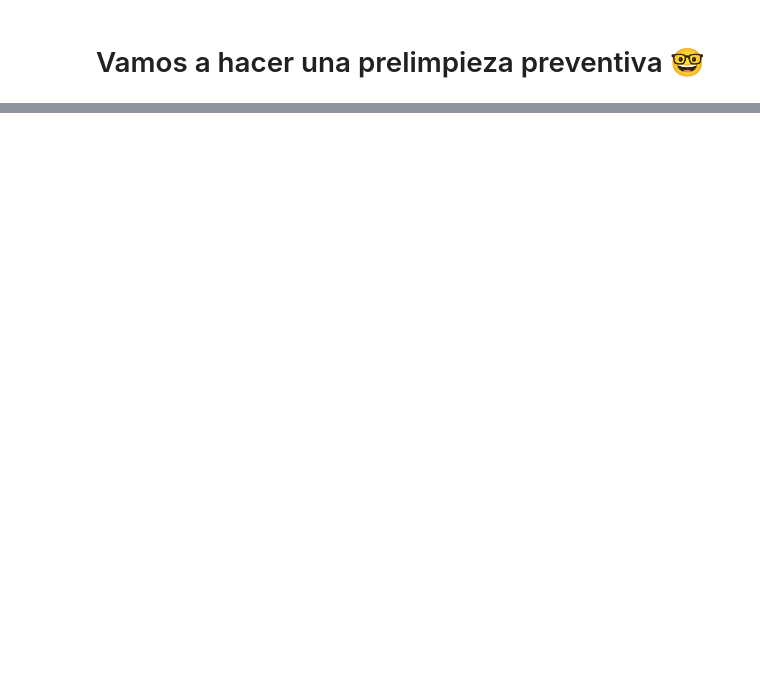
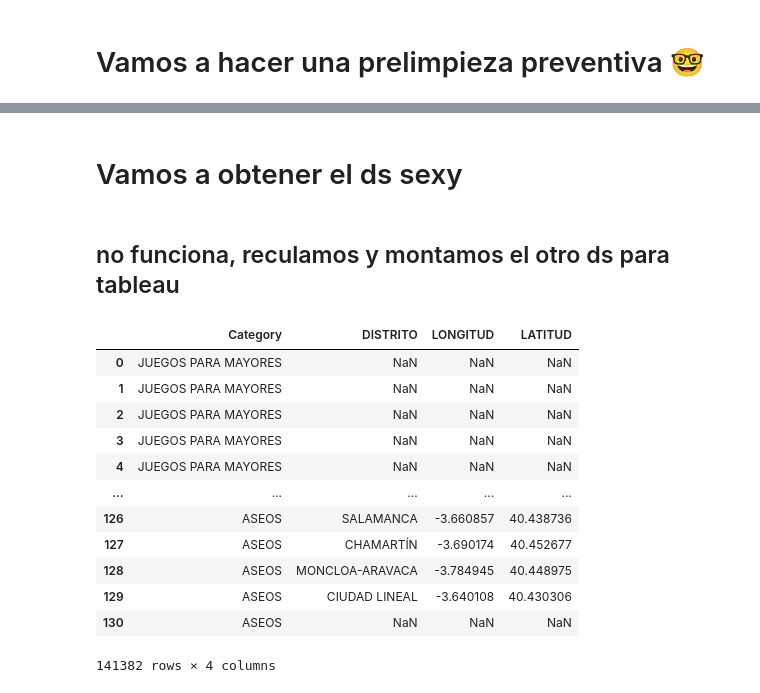
Before and after one commit to luciaahab/Biblio_reference, a Jupyter notebook: own_code.ipynb, the cells around one changed output, grey strips where cells are left out. Saved outputs shown, nothing was run; the diff lists cells and outputs as text; code cells hidden in the pictures; blank space fills up the shorter version.

```diff
--- a/own_code.ipynb
+++ b/own_code.ipynb
@@ -208,0 +280,7 @@ FileNotFoundError: [Errno 2] No such file or directory: '../infinite_datasets/30
+# %%
+dataset = pd.DataFrame(columns=['Category', 'Description', 'District', 'Neighborhood','Thoroughfare', 'Latitude',
+                                'Longitude', 'InstallationDate', 'Status',
+                                'Street', 'Number'])
+# %%
+dataset = dataset.append(mayores).append(bancos).append(mupis_pilas).append(aseos)
+dataset.info()
@@ -208,0 +305,4 @@ FileNotFoundError: [Errno 2] No such file or directory: '../infinite_datasets/30
+# %%
+dataset.append(juegos_deportivos).append(contenedores_vidrio).append(juegos_infantiles).append(mesas).append(papeleras_perros).append(aparca_bicis).append(papeleras)  #mass
+
+dataset.info()
@@ -208,0 +327,12 @@ FileNotFoundError: [Errno 2] No such file or directory: '../infinite_datasets/30
+# %%
+dataset['DISTRITO'].replace(['FUENCARRAL - EL PARDO'], 'FUENCARRAL-EL PARDO', inplace=True)
+dataset['DISTRITO'].replace(['VICALVARO'], 'VICÁLVARO', inplace=True)
+dataset['DISTRITO'].replace(['CHAMARTIN'], 'CHAMARTÍN', inplace=True)
+dataset['DISTRITO'].replace(['TETUAN'], 'TETUÁN', inplace=True)
+dataset['DISTRITO'].replace(['CHAMBERI'], 'CHAMBERÍ', inplace=True)
+dataset['DISTRITO'].replace(['VILLA DE VALLECAS   '], 'VILLA DE VALLECAS', inplace=True)
+dataset['DISTRITO'].replace(['SAN BLAS-CANILLEJAS '], 'SAN BLAS-CANILLEJAS', inplace=True)
+dataset['DISTRITO'].replace(['SAN BLAS'], 'SAN BLAS-CANILLEJAS', inplace=True)
+dataset['DISTRITO'].replace(['MONCLOA-ARAVACA     '], 'MONCLOA-ARAVACA', inplace=True)
+dataset['DISTRITO'].replace(['MONCLOA - ARAVACA'], 'MONCLOA-ARAVACA', inplace=True)
+dataset['DISTRITO'].replace(['SALAMANCA           '], 'SALAMANCA', inplace=True)
@@ -208,0 +361,21 @@ FileNotFoundError: [Errno 2] No such file or directory: '../infinite_datasets/30
+# %% [markdown]
+# Vamos a obtener el ds sexy
+# %% [markdown]
+## no funciona, reculamos y montamos el otro ds para tableau
+# %%
+cositas = dataset[['Category', 'DISTRITO', 'LONGITUD', 'LATITUD']]
+cositas
+# %% [output]
+|  | Category | DISTRITO | LONGITUD | LATITUD |
+| 0 | JUEGOS PARA MAYORES | NaN | NaN | NaN |
+| 1 | JUEGOS PARA MAYORES | NaN | NaN | NaN |
+| 2 | JUEGOS PARA MAYORES | NaN | NaN | NaN |
+| 3 | JUEGOS PARA MAYORES | NaN | NaN | NaN |
+| 4 | JUEGOS PARA MAYORES | NaN | NaN | NaN |
+| ... | ... | ... | ... | ... |
+| 126 | ASEOS | SALAMANCA | -3.660857 | 40.438736 |
+| 127 | ASEOS | CHAMARTÍN | -3.690174 | 40.452677 |
+| 128 | ASEOS | MONCLOA-ARAVACA | -3.784945 | 40.448975 |
+| 129 | ASEOS | CIUDAD LINEAL | -3.640108 | 40.430306 |
+| 130 | ASEOS | NaN | NaN | NaN |
+141382 rows × 4 columns
```
Also changed, not shown: parts of 18 cells of this notebook, 1 other file.
